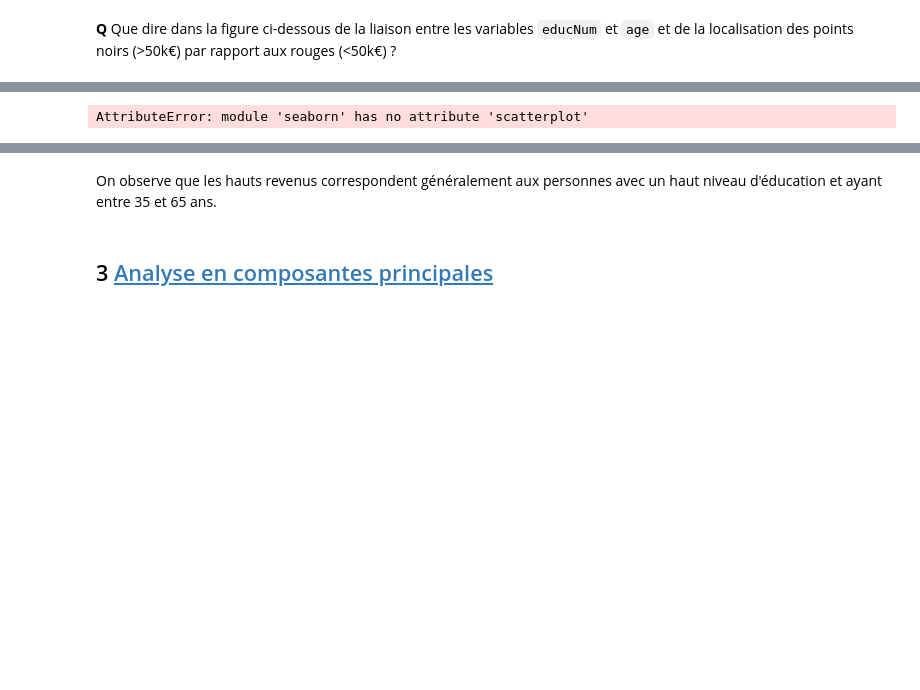
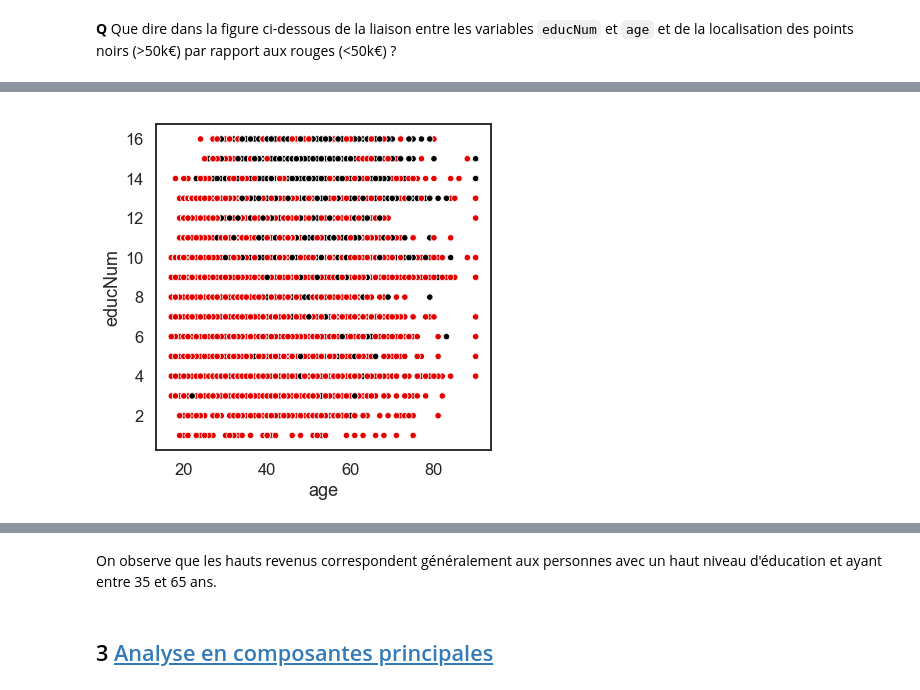
Before and after one commit to PaulCharnay/Exploration, a Jupyter notebook: Explo-Python-AdultCensus.ipynb, the cells around one changed output, grey strips where cells are left out. Saved outputs shown, nothing was run; the diff lists cells and outputs as text; code cells hidden in the pictures; blank space fills up the shorter version.

Commit message:
Scatterplot Seaborn

```diff
--- a/Explo-Python-AdultCensus.ipynb
+++ b/Explo-Python-AdultCensus.ipynb
@@ -452,8 +452,14 @@ plt.show()
-# %%
-col = adult["income"].map({"incHigh":'black', "incLow":'r'})
-#sns.scatterplot(x="age", y="educNum", hue=col)
-# %% [output]
-AttributeError: module 'seaborn' has no attribute 'scatterplot'
+# %%
+if sns.__version__ >= "0.9.0" :
+    plt.figure(figsize=(6, 6))
+    col = adult["income"].map({"incHigh":'black', "incLow":'r'})
+    palette = sns.xkcd_palette(['red', 'black'])
+    sns.scatterplot(x=adult["age"], y=adult["educNum"], hue=adult["income"], palette=palette, size=3, markers='.', legend=False)
+    plt.show()
+else :
+    print("Seaborn pas à jour")
+# %% [output]
+[figure, added]
 # %%
 print(sns.__version__)  # On attend patiemment la suivante...
 # %% [output]
```
Also changed, not shown: parts of 12 cells of this notebook.
